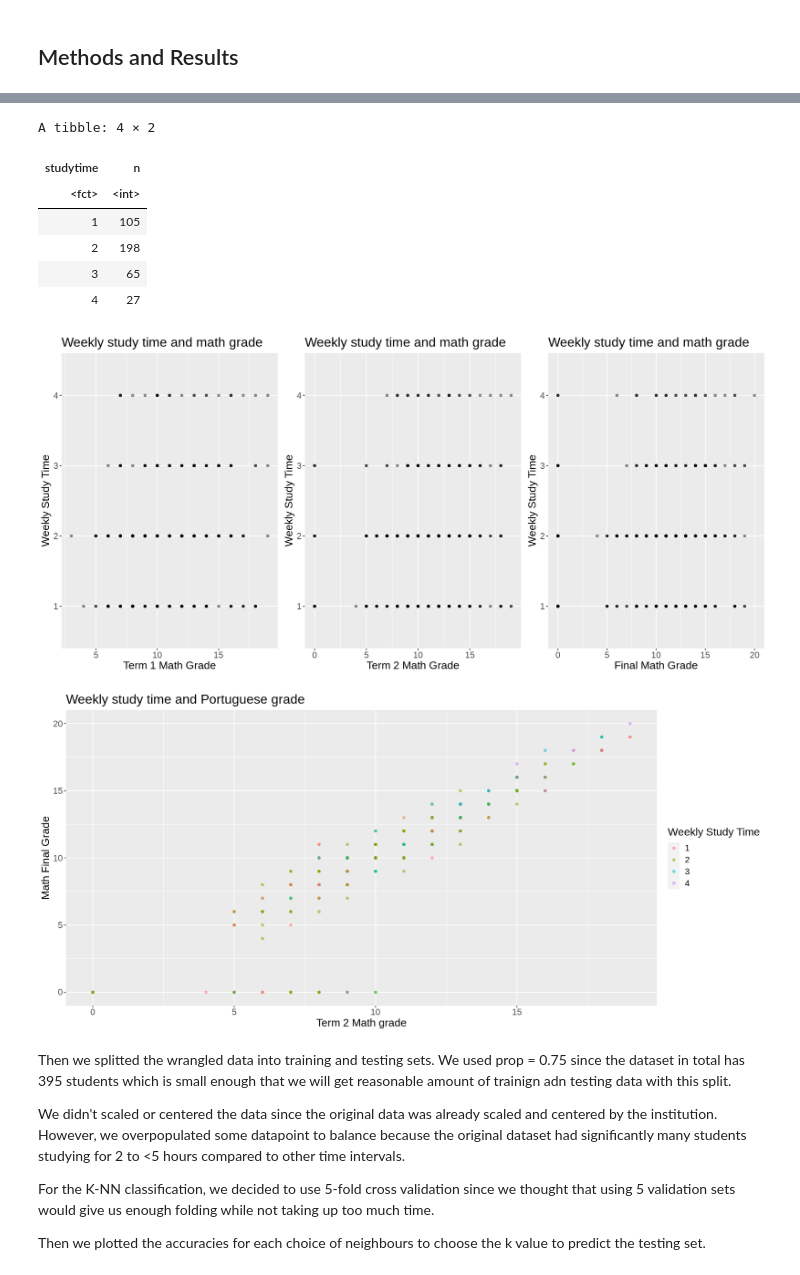
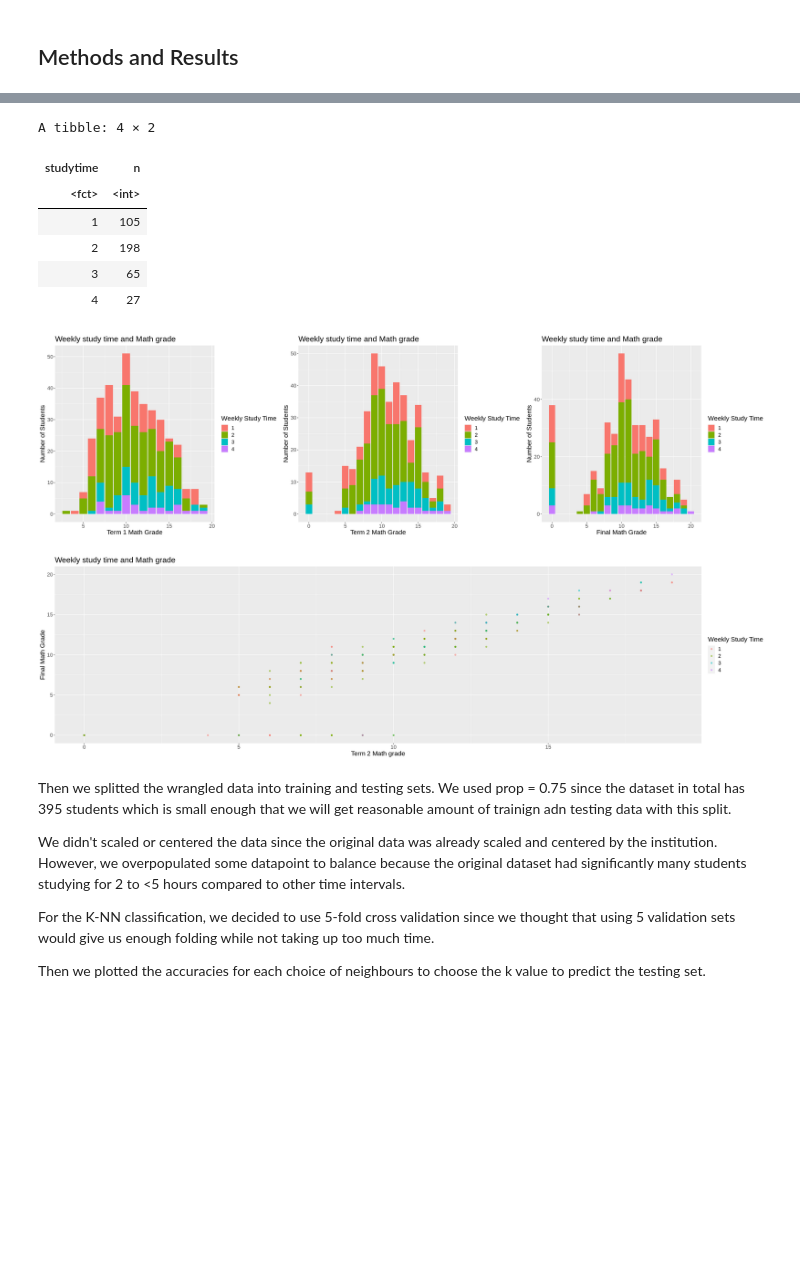
Before and after one commit to michelleykim/student_performance_analysis, a Jupyter notebook: report.ipynb, the cells around one changed output, grey strips where cells are left out. Drawn from its saved outputs; the diff is of its cells as text; code cells hidden in the pictures; blank space fills up the shorter version.

Commit message:
Changed preliminary graph
Changed the preliminary graph to a bar graph instead of a scatterplot

```diff
--- a/report.ipynb
+++ b/report.ipynb
@@ -68,25 +50,22 @@ counts <- mat_select %>%
 counts
 
 mat_plot_1 <- mat_select %>%
-                ggplot(aes(x = G1, y = studytime)) +
-                geom_point(alpha = 0.4)+
-                labs(x = "Term 1 Math Grade",
-                     y = "Weekly Study Time",
-                     title = "Weekly study time and math grade")+
+                ggplot(aes(x=G1, y=studytime))+
+                geom_bar(aes(y = ..count.., fill = studytime))+
+                labs(x = "Term 1 Math Grade", y = "Number of Students", fill = "Weekly Study Time",
+                     title = "Weekly study time and Math grade")+
                 theme(text = element_text(size=16))
 mat_plot_2 <- mat_select %>%
-                ggplot(aes(x = G2, y = studytime)) +
-                geom_point(alpha = 0.4)+
-                labs(x = "Term 2 Math Grade",
-                     y = "Weekly Study Time",
-                     title = "Weekly study time and math grade")+
+                ggplot(aes(x=G2, y=studytime))+
+                geom_bar(aes(y = ..count.., fill = studytime))+
+                labs(x = "Term 2 Math Grade", y = "Number of Students", fill = "Weekly Study Time",
+                     title = "Weekly study time and Math grade")+
                 theme(text = element_text(size=16))
 mat_plot_3 <- mat_select %>%
-                ggplot(aes(x = G3, y = studytime)) +
-                geom_point(alpha = 0.4)+
-                labs(x = "Final Math Grade",
-                     y = "Weekly Study Time",
-                     title = "Weekly study time and math grade")+
+                ggplot(aes(x=G3, y=studytime))+
+                geom_bar(aes(y = ..count.., fill = studytime))+
+                labs(x = "Final Math Grade", y = "Number of Students", fill = "Weekly Study Time",
+                     title = "Weekly study time and Math grade")+
                 theme(text = element_text(size=16))
 
 student_por_plot2 <- mat_select %>%
@@ -94,42 +73,42 @@ student_por_plot2 <- mat_select %>%
                 ggplot(aes(x = G2, y = G3, colour = studytime)) +
                 geom_point(alpha = 0.5)+
                 labs(x = "Term 2 Math grade",
-                     y = "Math Final Grade",
+                     y = "Final Math Grade",
                      colour = "Weekly Study Time",
-                     title = "Weekly study time and Portuguese grade")+
+                     title = "Weekly study time and Math grade")+
                 theme(text = element_text(size=16))
 
-options(repr.plot.width = 15, repr.plot.height = 7)
+options(repr.plot.width = 25, repr.plot.height = 7)
 plot_grid(mat_plot_1, mat_plot_2, mat_plot_3, ncol = 3)
 
 student_por_plot2
 # %% [output]
 Parsed with column specification:
 cols(
   .default = col_character(),
   age = col_double(),
   Medu = col_double(),
   Fedu = col_double(),
   traveltime = col_double(),
   studytime = col_double(),
   failures = col_double(),
   famrel = col_double(),
   freetime = col_double(),
   goout = col_double(),
 ... (8 lines left out)
 
 See spec(...) for full column specifications.
 
 `summarise()` ungrouping output (override with `.groups` argument)
 A tibble: 4 × 2
 | studytime | n |
 | <fct> | <int> |
 | 1 | 105 |
 | 2 | 198 |
 | 3 | 65 |
 | 4 | 27 |
-[figure, old version]
+[figure, new version]
-[figure, old version]
+[figure, new version]
 # %% [markdown]
 Then we splitted the wrangled data into training and testing sets. We used prop = 0.75 since the dataset in total has 395 students which is small enough that we will get reasonable amount of trainign adn testing data with this split.
 
```
Also changed, not shown: parts of 2 cells of this notebook.
